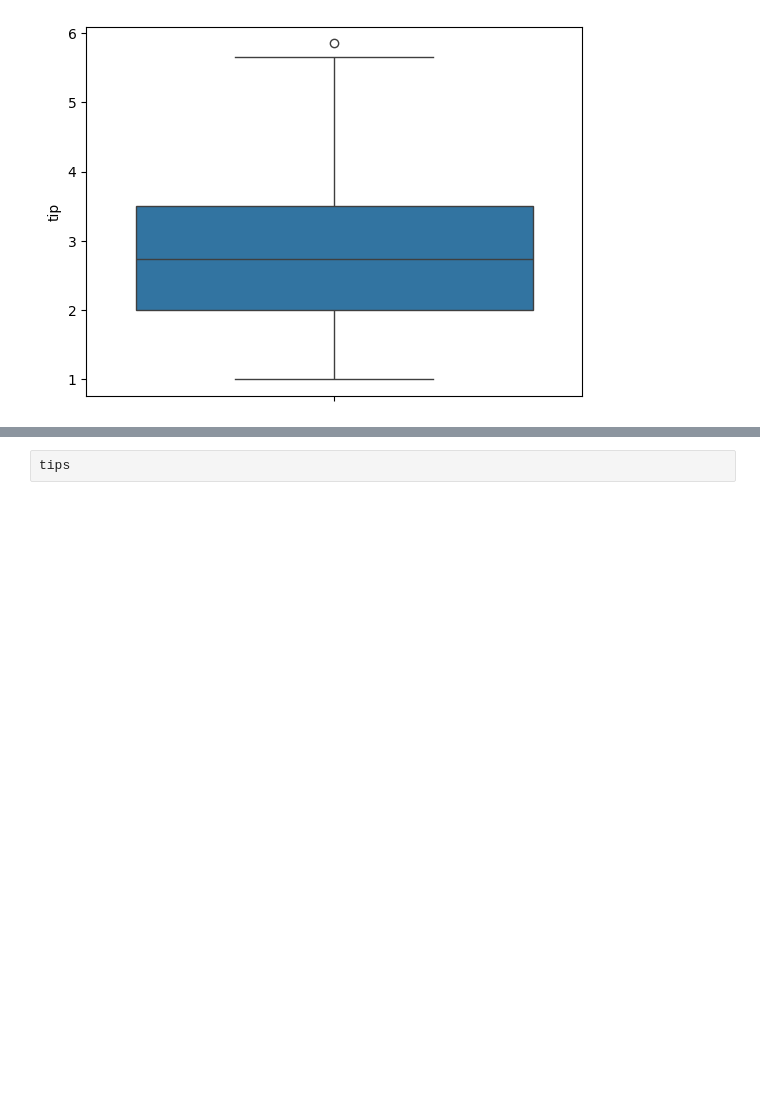
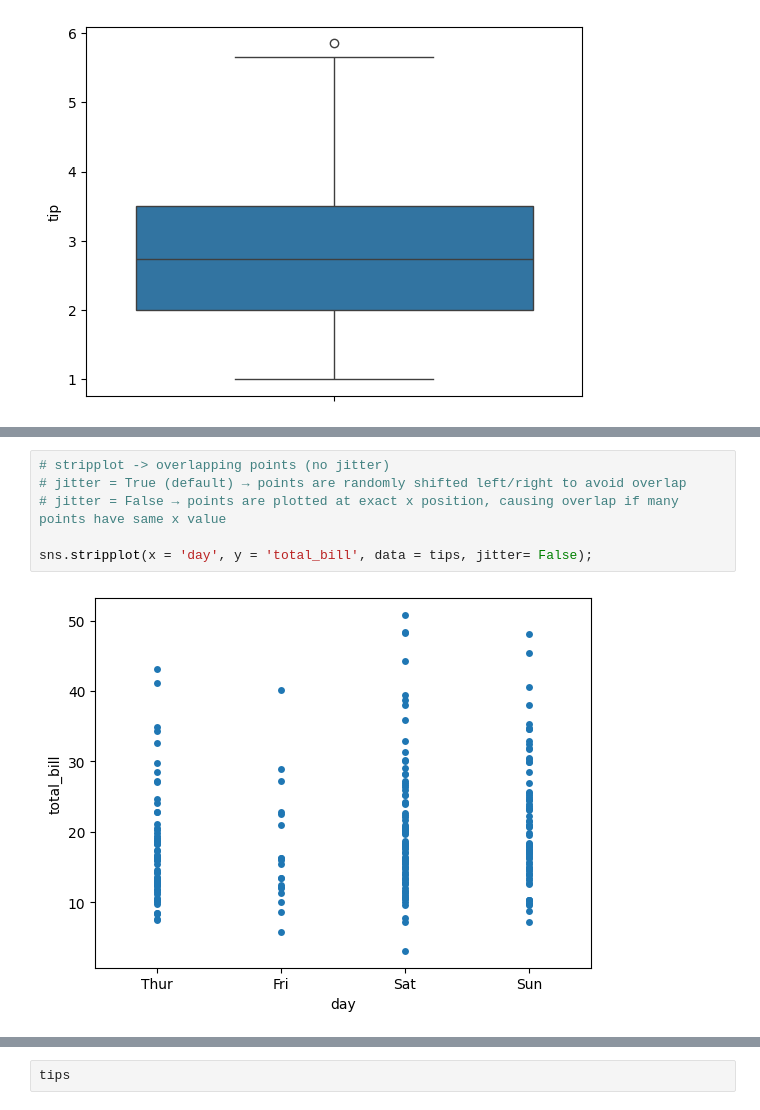
Before and after one commit to vaishnavigiri1210/Internship, a Jupyter notebook: Python/week 5/seaborn.ipynb, the cells around one changed output, grey strips where cells are left out. Cells and saved outputs as stored; diff of their text form; blank space fills up the shorter version.

```diff
--- a/Python/week 5/seaborn.ipynb
+++ b/Python/week 5/seaborn.ipynb
@@ -100 +123,9 @@ sns.stripplot(x = 'day', y = 'total_bill', data = tips, jitter= True);
+# %%
+# stripplot -> overlapping points (no jitter)
+# jitter = True (default) → points are randomly shifted left/right to avoid overlap
+# jitter = False → points are plotted at exact x position, causing overlap if many points have same x value
+
+sns.stripplot(x = 'day', y = 'total_bill', data = tips, jitter= False);
+# %% [output]
+[figure, added]
 # %%
```
Also changed, not shown: parts of 25 cells of this notebook, 2 other files.
